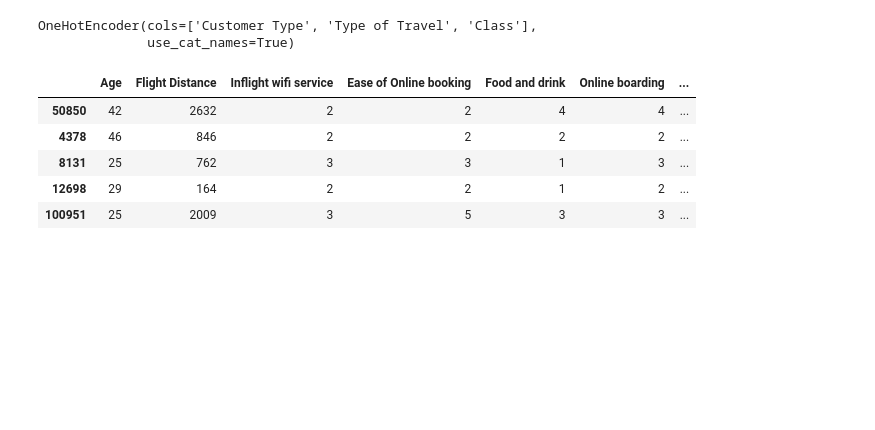
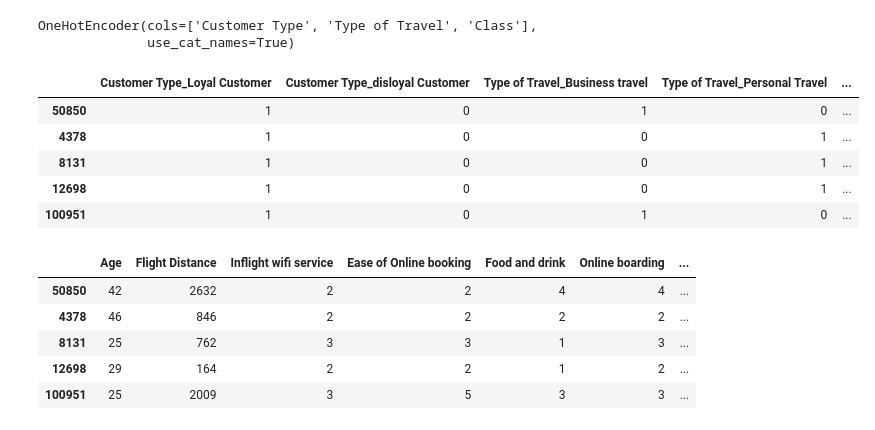
Before and after one commit to Potemeyker/Predicting_flight_satisfaction-Logistic_regression, a Jupyter notebook: notebook.ipynb, the cells around one changed output. Saved outputs shown, nothing was run; the diff lists cells and outputs as text; code cells hidden in the pictures; blank space fills up the shorter version.

```diff
--- a/notebook.ipynb
+++ b/notebook.ipynb
@@ -309,5 +313,13 @@ encoder.fit(X_y_data[categorical_factors_to_use])
 OneHotEncoder(cols=['Customer Type', 'Type of Travel', 'Class'],
               use_cat_names=True)
 # %%
+# преобразуем категориальные признаки, создавая отдельную таблицу с помощью OneHot кодировщика
 categorical_encoded = encoder.transform(X_y_data[categorical_factors_to_use])
-categorical_factors_encoded = categorical_encoded.columns
+categorical_encoded.head(5)
+# %% [output]
+|  | Customer Type_Loyal Customer | Customer Type_disloyal Customer | Type of Travel_Business travel | Type of Travel_Personal Travel | ... |
+| 50850 | 1 | 0 | 1 | 0 | ... |
+| 4378 | 1 | 0 | 0 | 1 | ... |
+| 8131 | 1 | 0 | 0 | 1 | ... |
+| 12698 | 1 | 0 | 0 | 1 | ... |
+| 100951 | 1 | 0 | 1 | 0 | ... |
```
Also changed, not shown: parts of 21 cells of this notebook.
